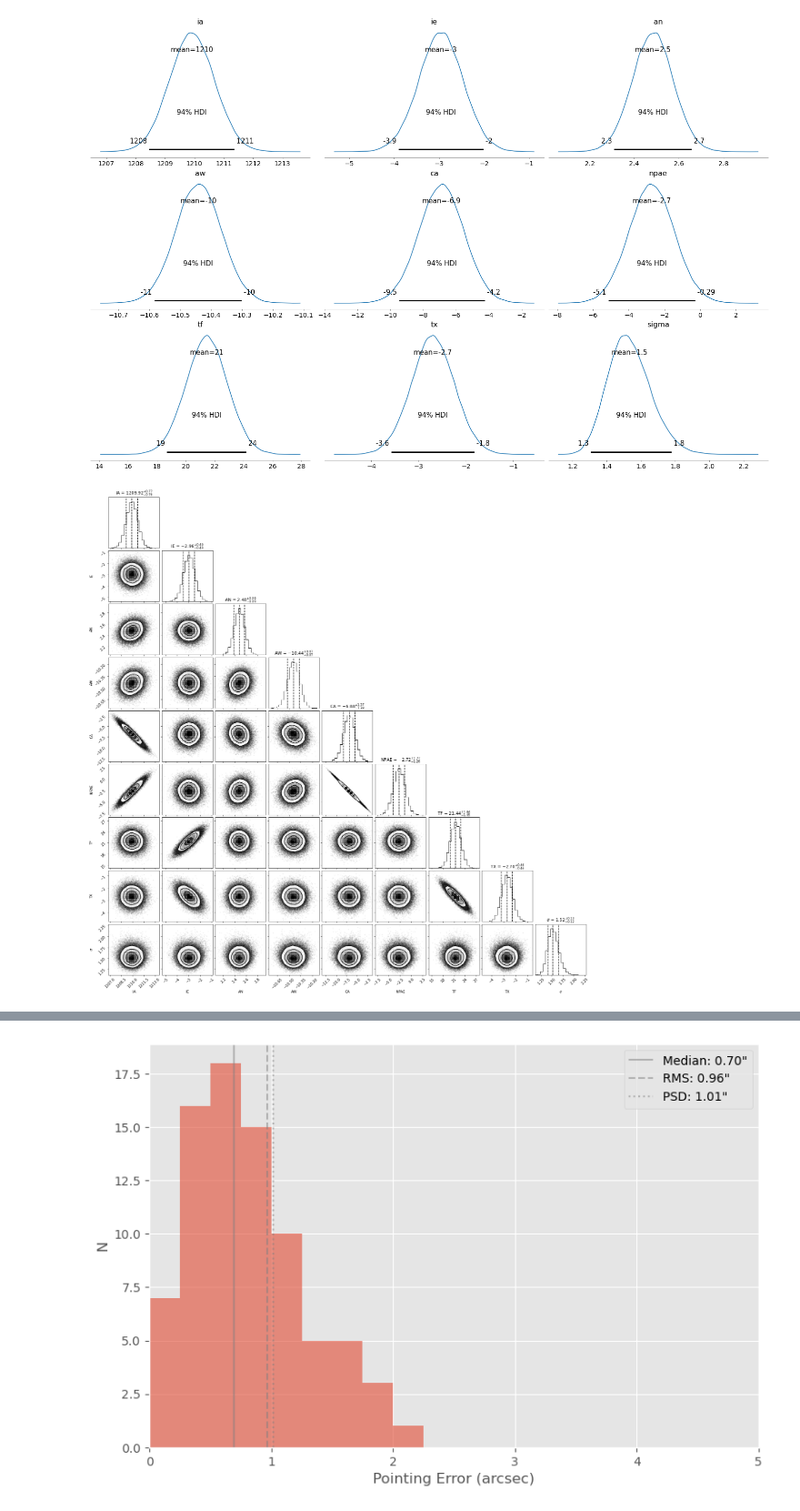
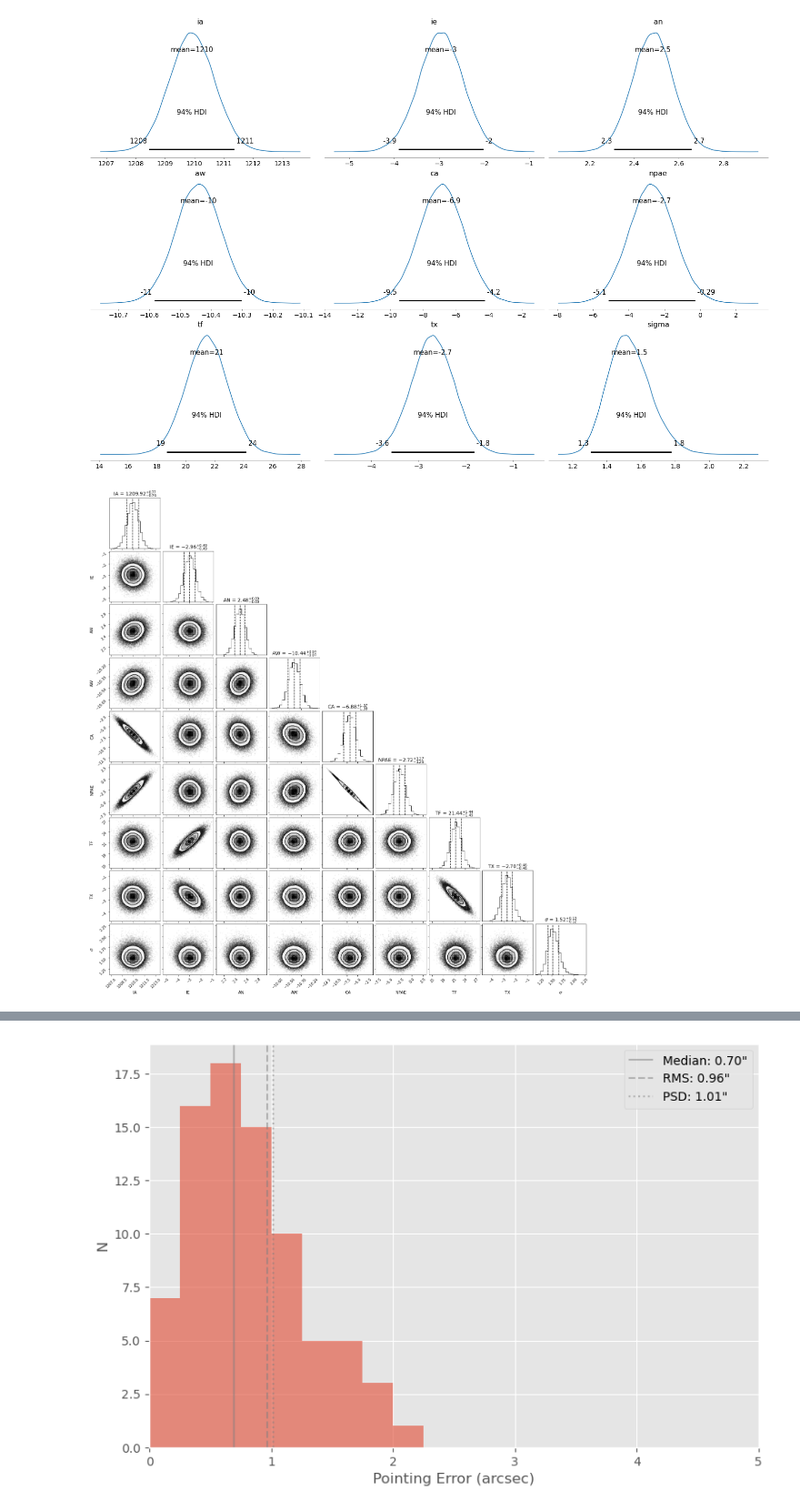
Before and after one commit to MMTObservatory/pointing_analysis, a Jupyter notebook: pointing_data/20210821/tpoint.ipynb, the cells around one changed output, grey strips where cells are left out. Shown at 91% size. Saved outputs shown, nothing was run; the diff lists cells and outputs as text; code cells hidden in the pictures.

Commit message:
tweak fonts in corner plot

```diff
--- a/pointing_data/20210821/tpoint.ipynb
+++ b/pointing_data/20210821/tpoint.ipynb
@@ -275,15 +275,16 @@ plt.savefig("posterior.pdf")
 # %%
 import corner
 f = corner.corner(
     idata,
     labels=["IA", "IE", "AN", "AW", "CA", "NPAE", "TF", "TX", r"$\sigma$"],
     quantiles=[0.16, 0.5, 0.84],
     show_titles=True,
-    title_kwargs={"fontsize": 12}
+    title_kwargs={"fontsize": 14},
+    label_kwargs={"fontsize": 12}
 )
 f.savefig("corner.pdf")
 # %% [output]
-[figure, old version]
+[figure, new version]
 # %%
 t_fit = arviz.summary(idata, round_to=8)
 t_fit
```
Also changed, not shown: 1 other file.
